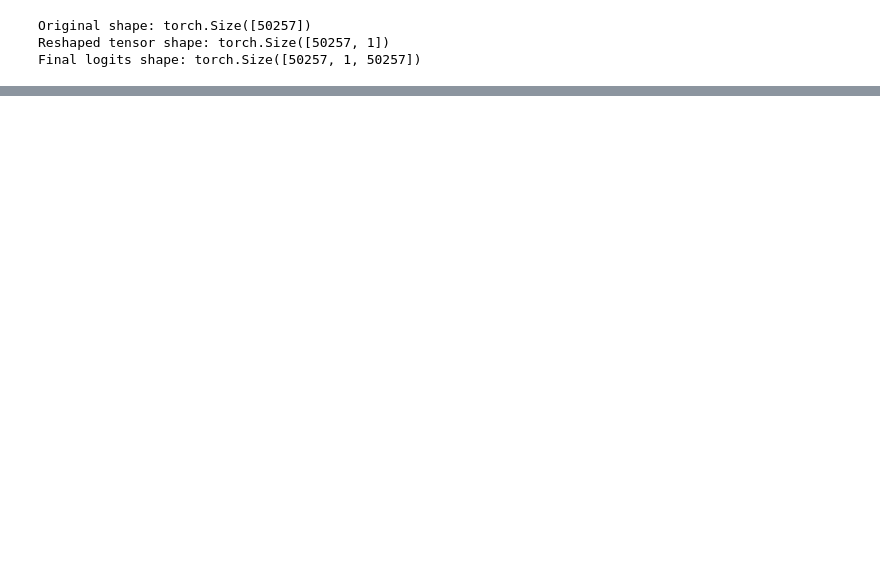
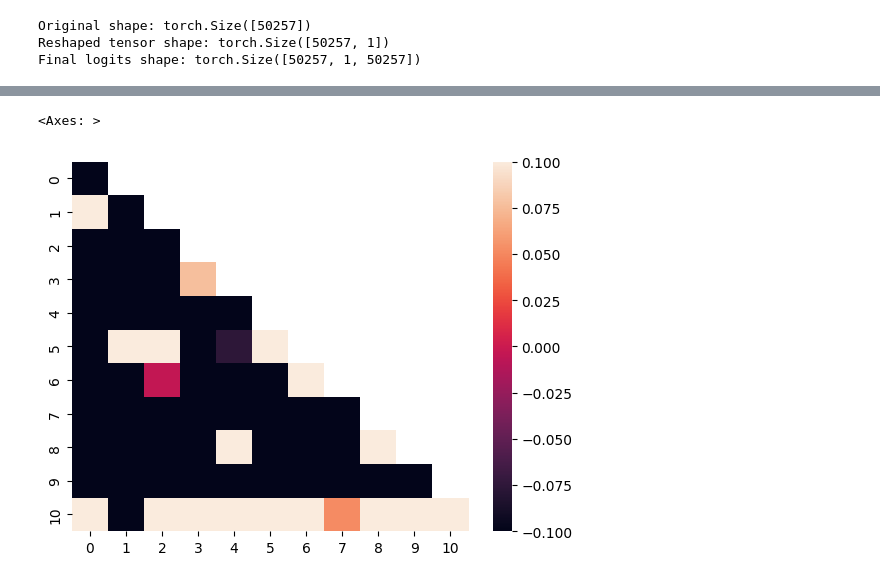
Before and after one commit to Yuralo/Mechanistic-Interpretability, a Jupyter notebook: exp-1/exp-1.ipynb, the cells around one changed output, grey strips where cells are left out. Saved outputs shown, nothing was run; the diff lists cells and outputs as text; code cells hidden in the pictures; blank space fills up the shorter version.

Commit message:
Adding attention QK visulization & weight contributions

```diff
--- a/exp-1/exp-1.ipynb
+++ b/exp-1/exp-1.ipynb
@@ -69,6 +69,8 @@ lr = 3e-4
 epochs = 40_000
 eval_iters = 20
 device = 'mps'
+
+load_check_point = True
 # %%
 def get_batch(split):
     data_ = train_data if split == 'train' else test_data
@@ -153,6 +138,10 @@ model = OneLayerTransformer(
     d_head=d_head,
     context_len=context_len
 )
+
+if load_check_point:
+    model.load_state_dict(torch.load('one_layer_transformer.pth'))
+
 optim = optim.AdamW(model.parameters(), lr)
 model.to(device)
 # %% [output]
@@ -180,6 +157,5 @@ OneLayerTransformer(
 # %%
-
-for epoch in range(1000):
+for epoch in range(100):
     model.train()
 
     xb, yb = get_batch('train')
@@ -195,6 +171,6 @@ for epoch in range(1000):
     loss.backward()
     optim.step()
 
-    if epoch % 100 == 0:
-        print(f"====== Loss {epoch}: {loss.item()}")
+    # if epoch % 100 == 0:
+    print(f"====== Loss {epoch}: {loss.item()}")
 # %% [output]
@@ -414,0 +397,17 @@ The liquor this flip everywhere disturbed him in spite of October 22ndeness of t
+# %%
+input_text = "the quick stuff in a bowl is getting cold the "
+tokens = enc.encode(input_text)
+input_tensor = torch.tensor(tokens).unsqueeze(0)
+input_tensor= input_tensor.to(device)
+
+# --- Run the model to get all components ---
+model.eval()
+model.to(device)
+with torch.no_grad():
+    logits, qk_scores, attention_pattern, v_output, z_output, hidden_state = model(input_tensor, return_all=True)
+# %%
+qk_scores.cpu().numpy()
+sns.heatmap(qk_scores.cpu().numpy()[0, 2, :, :])
+# %% [output]
+<Axes: >
+[figure, added]
```
Also changed, not shown: parts of 11 cells of this notebook, 4 other files.
